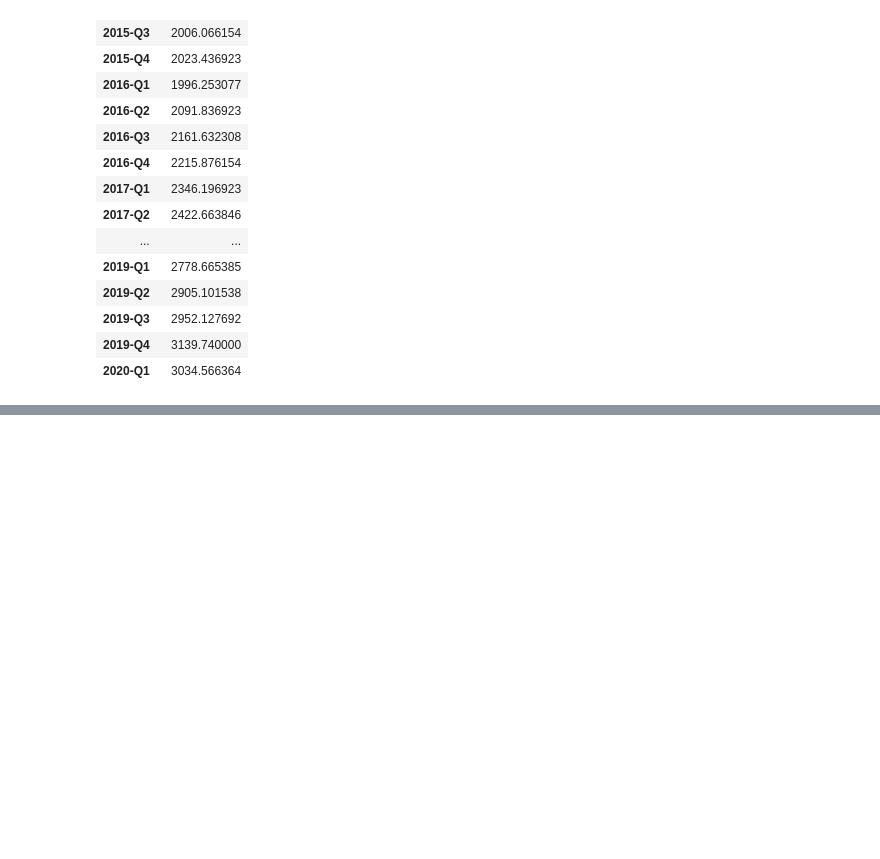
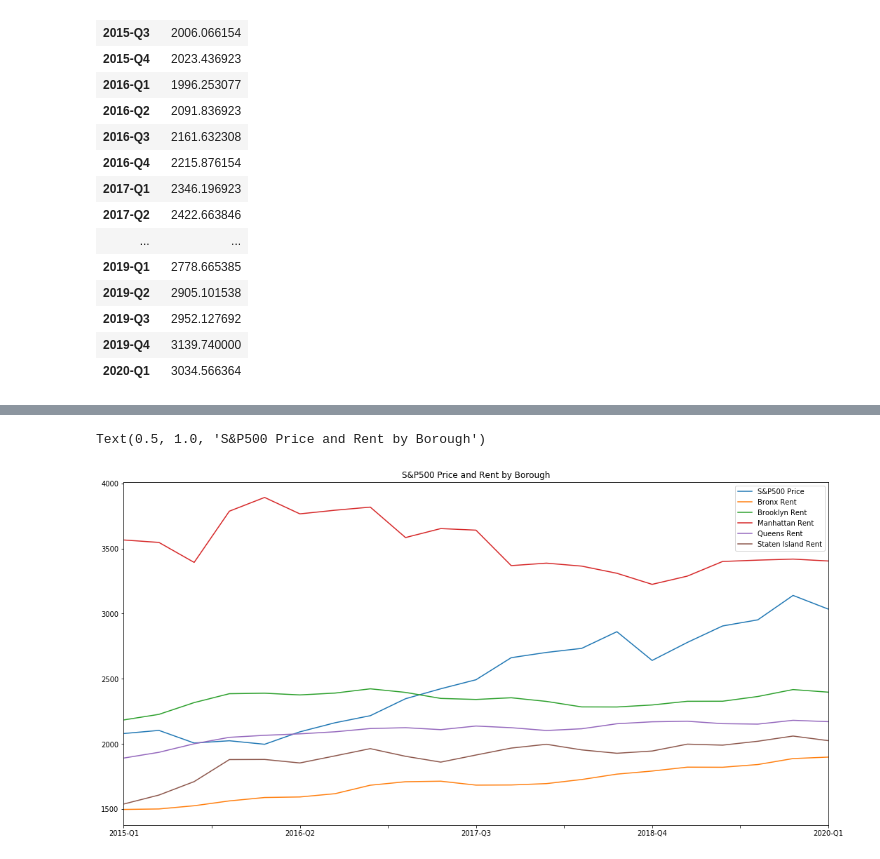
Before and after one commit to ShakedRj/NYC_Real_Estate, a Jupyter notebook: rent_sale_analysis.ipynb, the cells around one changed output, grey strips where cells are left out. Cells and saved outputs as stored; diff of their text form; code cells hidden in the pictures; blank space fills up the shorter version.

```diff
--- a/rent_sale_analysis.ipynb
+++ b/rent_sale_analysis.ipynb
@@ -329,0 +346,10 @@ sp500_quarterly
+# %%
+index=('2015-Q1','2015-Q2','2015-Q3','2015-Q4','2016-Q1','2016-Q2','2016-Q3','2016-Q4','2017-Q1','2017-Q2','2017-Q3','2017-Q4','2018-Q1','2018-Q2','2018-Q3','2018-Q4','2019-Q1','2019-Q2','2019-Q3','2019-Q4','2020-Q1')
+quarter_rent_sp500=pd.DataFrame(index = index)
+quarter_rent_sp500['S&P500 Price']=sp500_quarterly['S&P500 Price']
+quarter_rent_sp500['Bronx Rent']=quarter_rent_df['Bronx']
+quarter_rent_sp500['Brooklyn Rent']=quarter_rent_df['Brooklyn']
+quarter_rent_sp500['Manhattan Rent']=quarter_rent_df['Manhattan']
+quarter_rent_sp500['Queens Rent']=quarter_rent_df['Queens']
+quarter_rent_sp500['Staten Island Rent']=quarter_rent_df['Staten Island']
+quarter_rent_sp500
@@ -329,0 +374,6 @@ sp500_quarterly
+# %%
+quarter_rent_sp500.plot()
+plt.title('S&P500 Price and Rent by Borough')
+# %% [output]
+Text(0.5, 1.0, 'S&P500 Price and Rent by Borough')
+[figure, added]
```
Also changed, not shown: parts of 19 cells of this notebook.
